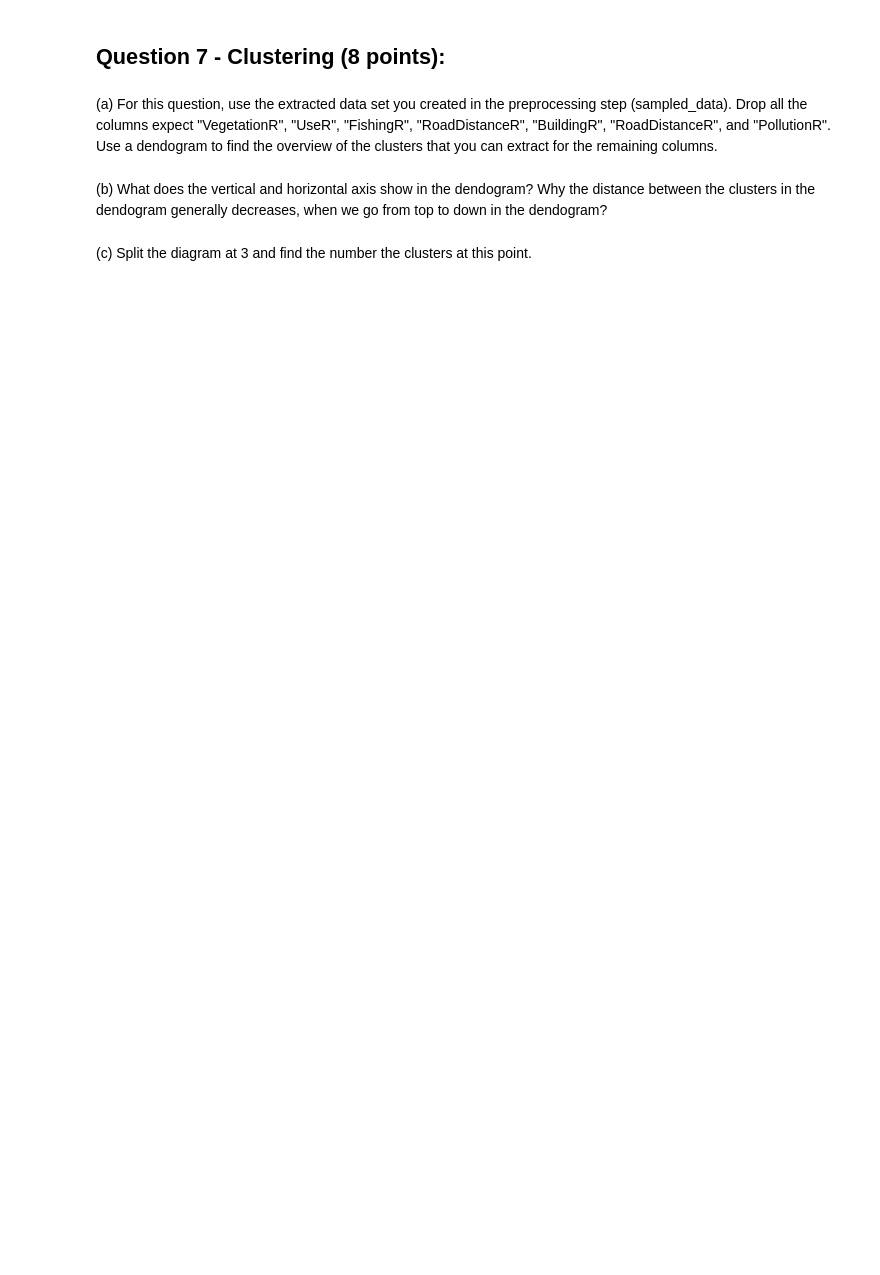
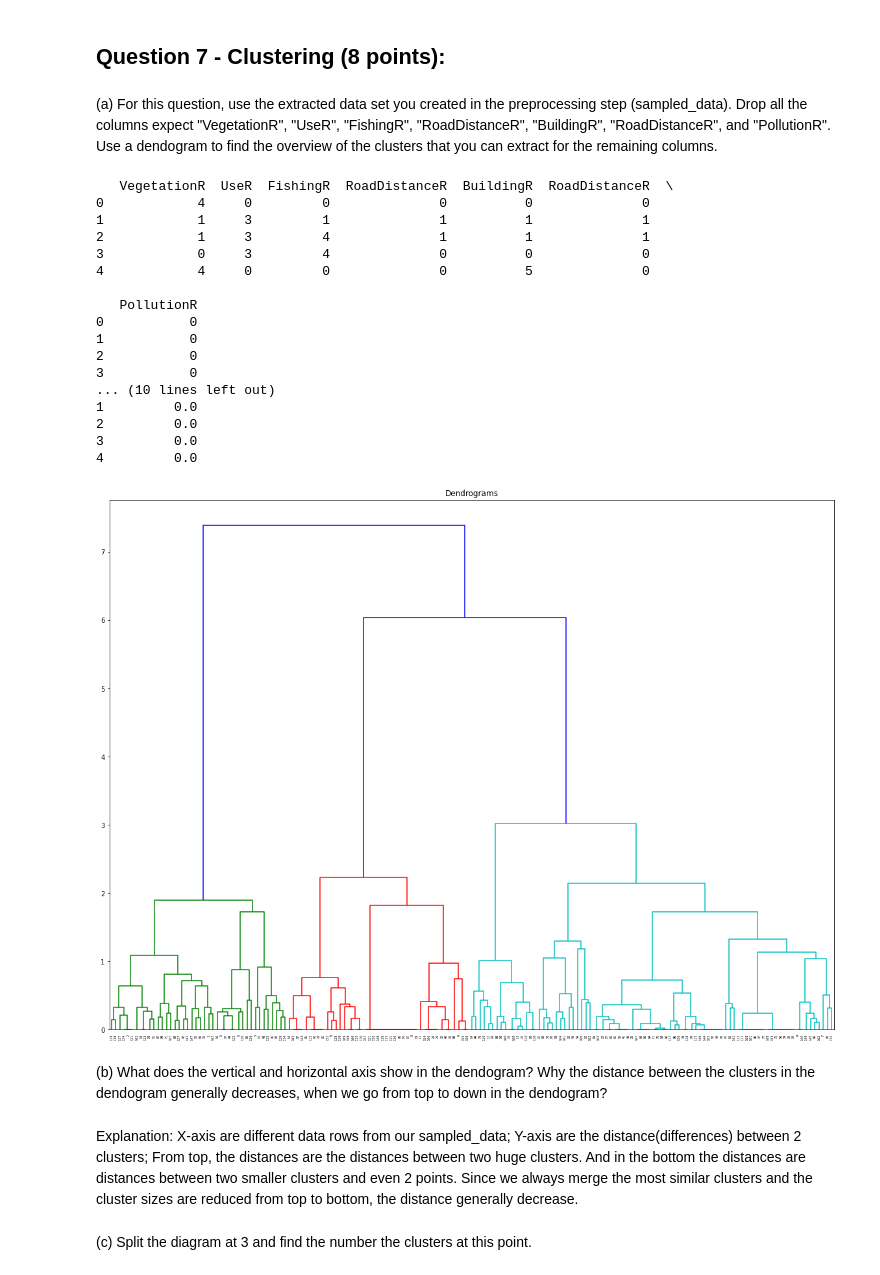
Before and after one commit to JohnGim/ids, a Jupyter notebook: a1/assignment 1.ipynb, the cells around one changed output. Drawn from its saved outputs; the diff is of its cells as text; code cells hidden in the pictures; blank space fills up the shorter version.

```diff
--- a/a1/assignment 1.ipynb
+++ b/a1/assignment 1.ipynb
@@ -875,4 +1125,48 @@ Explanation:
+# %%
+# Your code
+import pandas as pd
+import matplotlib.pyplot as plt
+
+file = 'sampled_data.csv'
+data = pd.DataFrame(pd.read_csv(file))
+
+sampled_data = data[["VegetationR", "UseR", "FishingR", "RoadDistanceR", "BuildingR", "RoadDistanceR", "PollutionR"]]
+print(sampled_data.head())
+
+#### name the normalized data as data_scaled
+from sklearn.preprocessing import normalize
+data_scaled = normalize(sampled_data)
+data_scaled = pd.DataFrame(data_scaled, columns=sampled_data.columns)
+print(data_scaled.head())
+
+import scipy.cluster.hierarchy as shc
+plt.figure(figsize=(20, 15))
+plt.title("Dendrograms")
+dend = shc.dendrogram(shc.linkage(data_scaled, method='ward'))
+# %% [output]
+   VegetationR  UseR  FishingR  RoadDistanceR  BuildingR  RoadDistanceR  \
+0            4     0         0              0          0              0
+1            1     3         1              1          1              1
+2            1     3         4              1          1              1
+3            0     3         4              0          0              0
+4            4     0         0              0          5              0
+
+   PollutionR
+0           0
+1           0
+2           0
+3           0
+... (10 lines left out)
+1         0.0
+2         0.0
+3         0.0
+4         0.0
+[figure, added]
 # %% [markdown]
 (b) What does the vertical and horizontal axis show in the dendogram? Why the distance between the clusters in the dendogram generally decreases, when we go from top to down in the dendogram?
+# %% [markdown]
+Explanation: X-axis are different data rows from our sampled_data;
+Y-axis are the distance(differences) between 2 clusters;
+From top, the distances are the distances between two huge clusters. And in the bottom the distances are distances between two smaller clusters and even 2 points. Since we always merge the most similar clusters and the cluster sizes are reduced from top to bottom, the distance generally decrease.
 # %% [markdown]
 (c) Split the diagram at 3 and find the number the clusters at this point.
```
Also changed, not shown: parts of 25 cells of this notebook.
